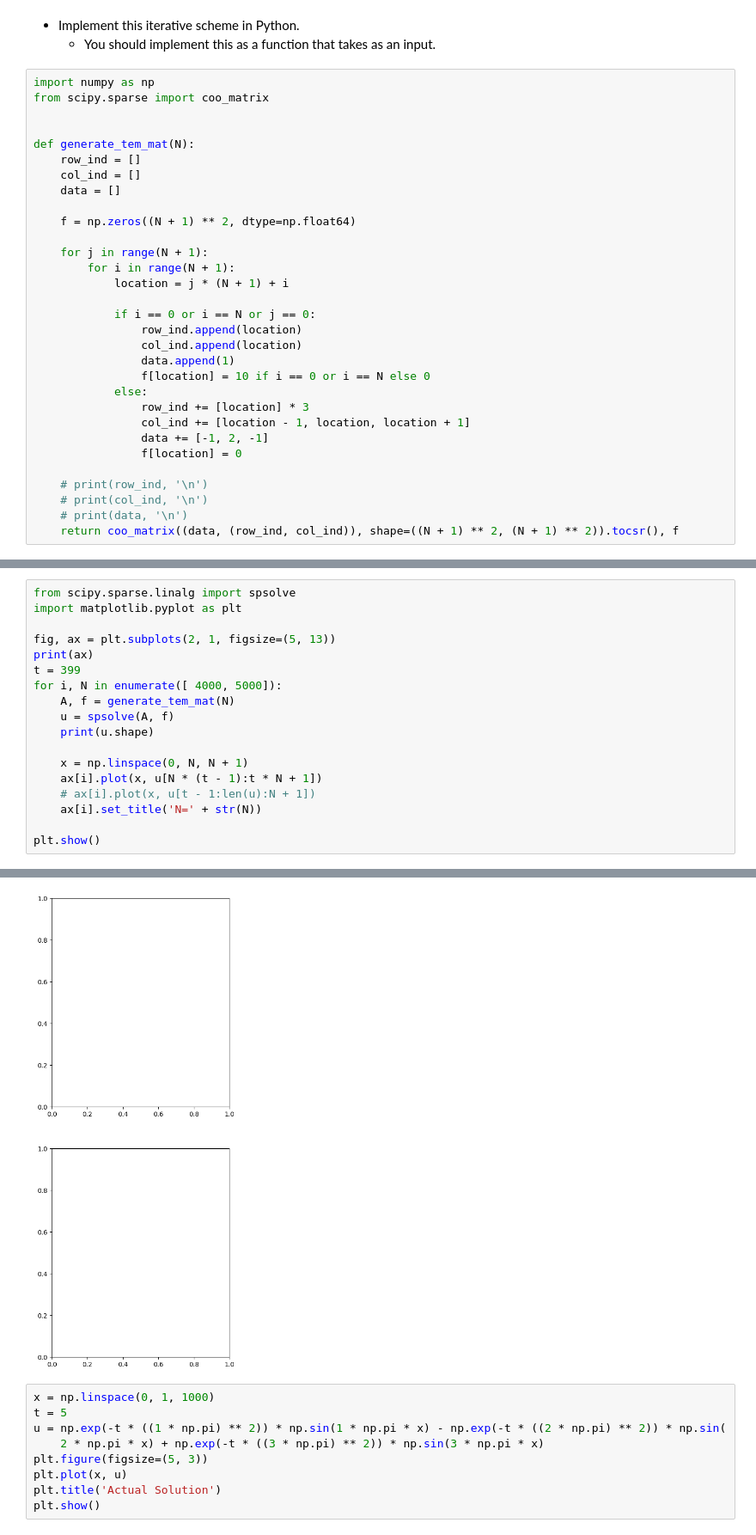
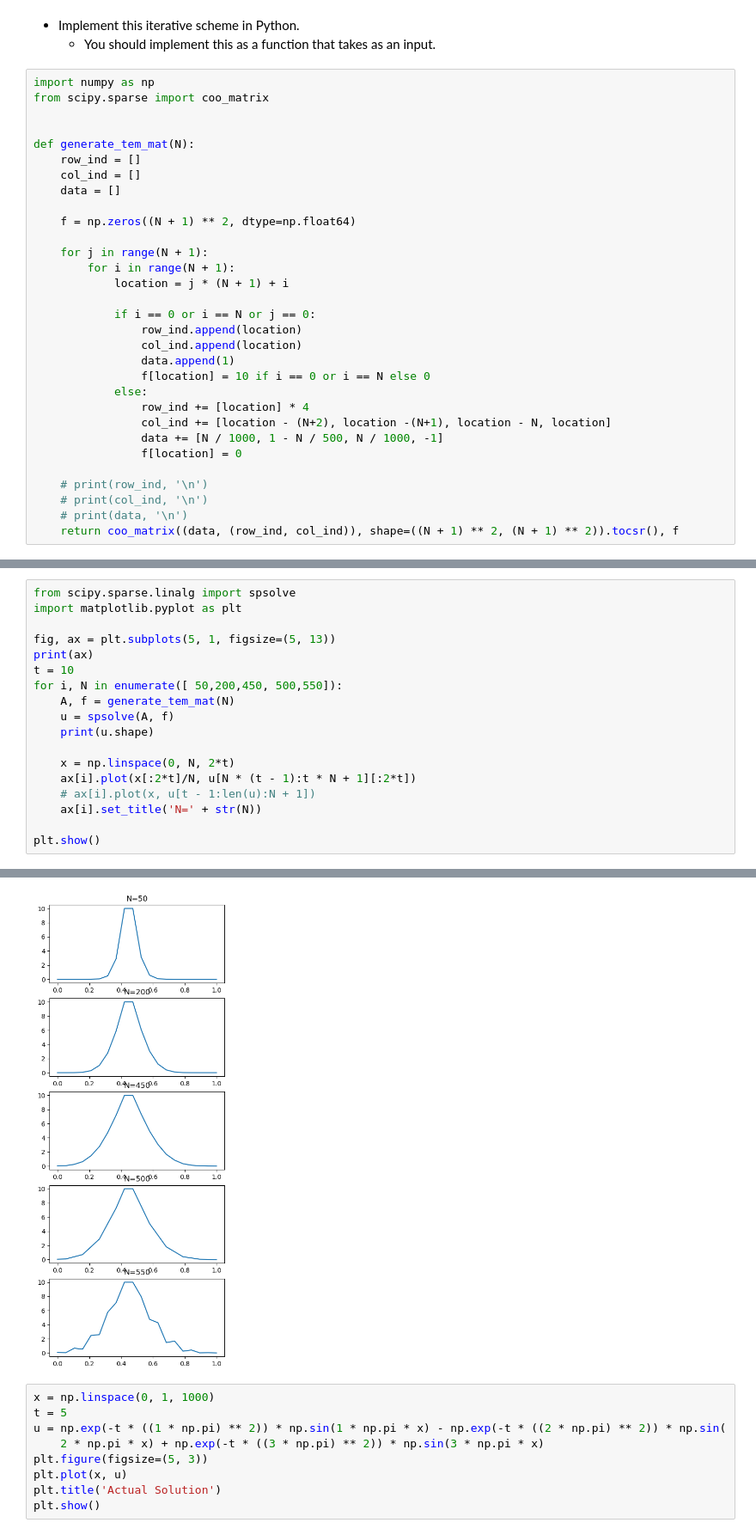
Before and after one commit to YRYoung/HPC, a Jupyter notebook: Assigenment/Assignment_2.ipynb, the cells around one changed output, grey strips where cells are left out. Shown at 86% size. Drawn from its saved outputs; the diff is of its cells as text.

```diff
--- a/Assigenment/Assignment_2.ipynb
+++ b/Assigenment/Assignment_2.ipynb
@@ -224,9 +224,9 @@ def generate_tem_mat(N):
                 data.append(1)
                 f[location] = 10 if i == 0 or i == N else 0
             else:
-                row_ind += [location] * 3
-                col_ind += [location - 1, location, location + 1]
-                data += [-1, 2, -1]
+                row_ind += [location] * 4
+                col_ind += [location - (N+2), location -(N+1), location - N, location]
+                data += [N / 1000, 1 - N / 500, N / 1000, -1]
                 f[location] = 0
 
     # print(row_ind, '\n')
@@ -252,16 +252,16 @@ print(f)
 from scipy.sparse.linalg import spsolve
 import matplotlib.pyplot as plt
 
-fig, ax = plt.subplots(2, 1, figsize=(5, 13))
+fig, ax = plt.subplots(5, 1, figsize=(5, 13))
 print(ax)
-t = 399
-for i, N in enumerate([ 4000, 5000]):
+t = 10
+for i, N in enumerate([ 50,200,450, 500,550]):
     A, f = generate_tem_mat(N)
     u = spsolve(A, f)
     print(u.shape)
 
-    x = np.linspace(0, N, N + 1)
-    ax[i].plot(x, u[N * (t - 1):t * N + 1])
+    x = np.linspace(0, N, 2*t)
+    ax[i].plot(x[:2*t]/N, u[N * (t - 1):t * N + 1][:2*t])
     # ax[i].plot(x, u[t - 1:len(u):N + 1])
     ax[i].set_title('N=' + str(N))
 
@@ -272,4 +277,4 @@ RuntimeError: SUPERLU_MALLOC fails for buf in intCalloc() at line 159 in file C:
-[figure, old version]
+[figure, new version]
 # %%
 x = np.linspace(0, 1, 1000)
 t = 5
```
Also changed, not shown: parts of 4 cells of this notebook, 1 other file.
